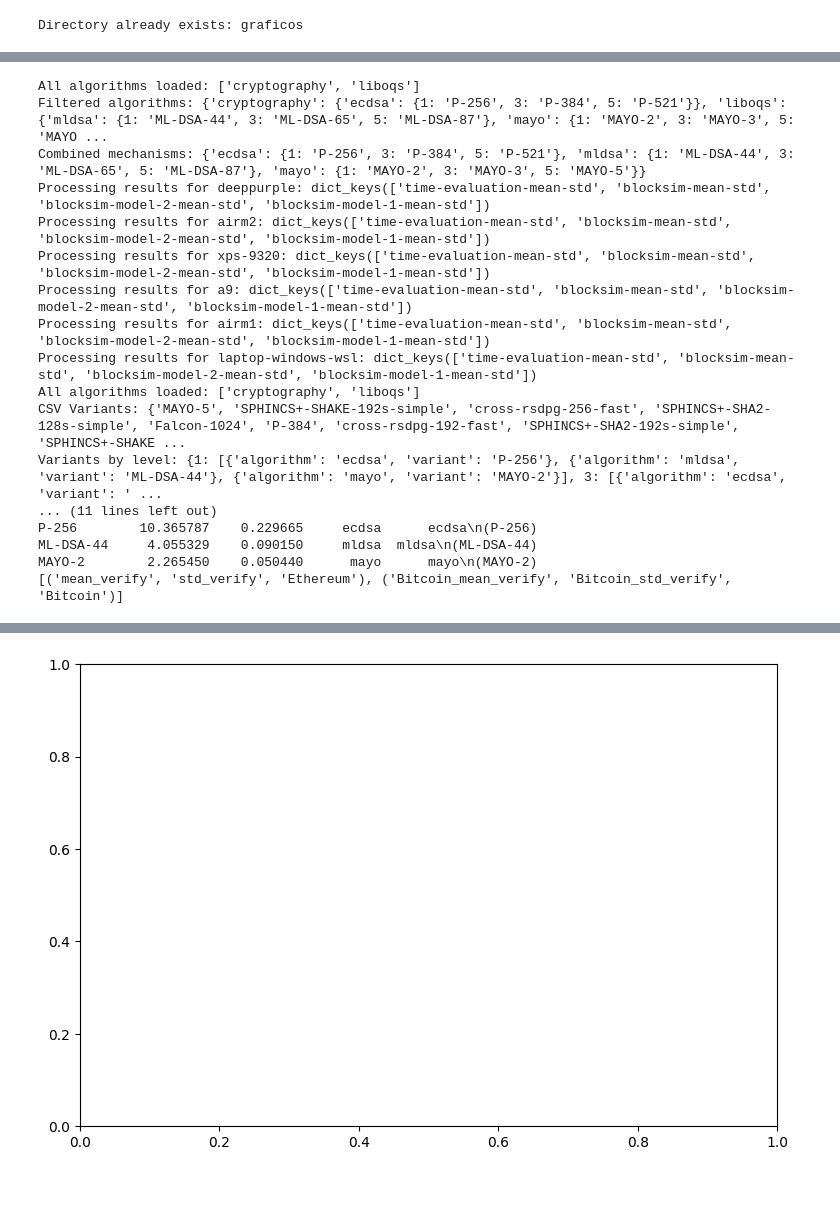
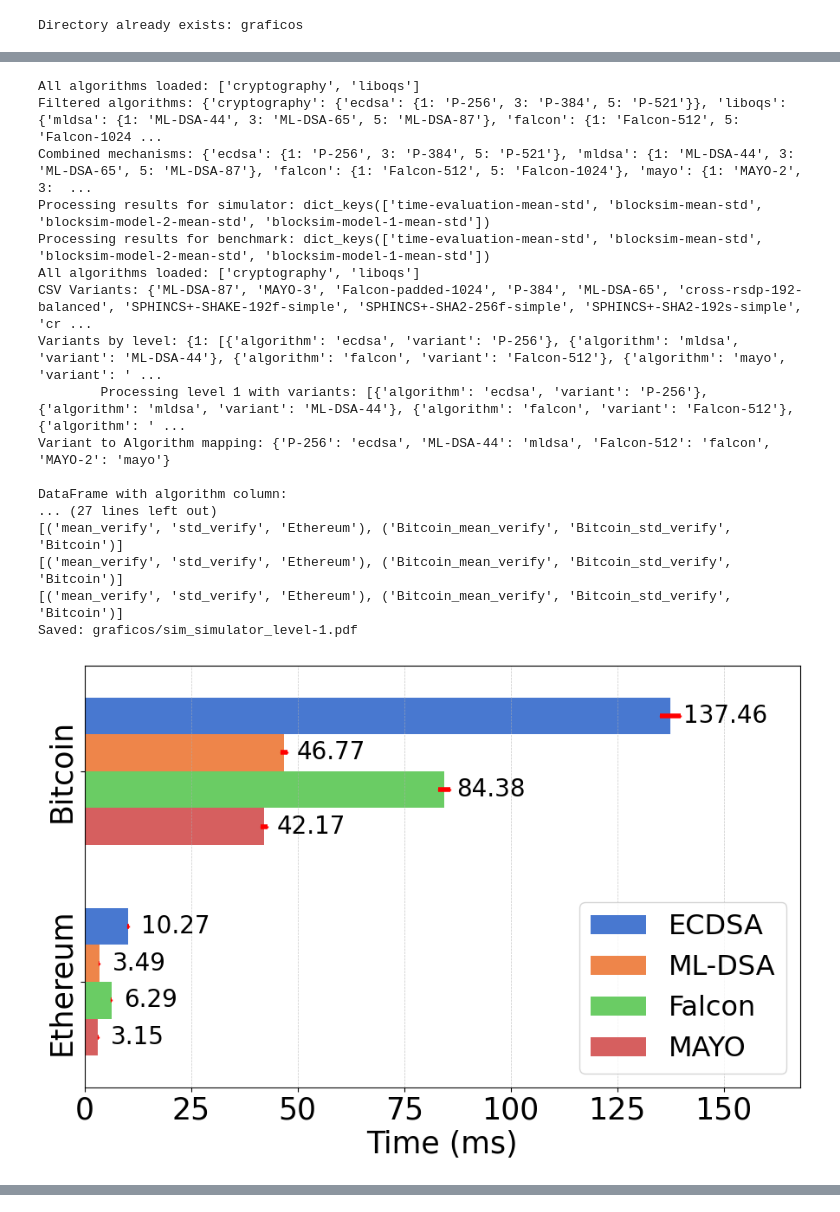
Before and after one commit to conseg/PQCinBlock, a Jupyter notebook: specificChartGenerators/plots_trustcom.ipynb, the cells around one changed output, grey strips where cells are left out. Saved outputs shown, nothing was run; the diff lists cells and outputs as text; code cells hidden in the pictures.

```diff
--- a/specificChartGenerators/plots_trustcom.ipynb
+++ b/specificChartGenerators/plots_trustcom.ipynb
@@ -497,6 +505,7 @@ levels = [1, 3, 5]
 
 sign = """ecdsa
     mldsa
+    falcon
     mayo
     """
 sign_list = [s.strip() for s in sign.split()]
@@ -521,7 +530,7 @@ for r in results.keys():
 print("All algorithms loaded:", list(all_algorithms.keys()))
 # for m in ["a9", "airm1", "airm2", "laptop-windows-wsl",  "xps-9320", "deeppurple"]:
 
-for m in ["laptop-windows-wsl"]:
+for m in ["simulator"]:
     df_ethereum = results[m]["blocksim-model-2-mean-std"]
     df_bitcoin = results[m]["blocksim-model-1-mean-std"]
     variants_by_level = get_variants_by_level(df_ethereum, combined_mechanisms)
@@ -589,45 +598,46 @@ for m in ["laptop-windows-wsl"]:
         xlims={1:160, 3:1499, 5:1799}
         plot_horizontal_multiple_inverted(
             dfs=[df_ethereum_subset],
             columns=columns,
             graphics_directory=OUTPUT_DIR,
             values_offset=3,
             error_offset=0,
             levels=levels,
             figsize=(9, 6),
             # levels=levels,
             xscale=xscale,
             xlabel=xlabel,
-            xlim=(0, xlims[level]),
+            # xlim=(0, xlims[level]),
             yticklabels=yticklabels,
             width=width,
             titles=None,
             ylabel=ylabel,
             show_graph=True,
             show_values=True,
             show_errors=True,
             show_legend=True,
 
             save_formats=save_formats,
             file_name=f"sim_{m}_level-{level}",
             pallet_start=0,
             legend_location="lower right"
                         )
 # %% [output]
 All algorithms loaded: ['cryptography', 'liboqs']
-Filtered algorithms: {'cryptography': {'ecdsa': {1: 'P-256', 3: 'P-384', 5: 'P-521'}}, 'liboqs': {'mldsa': {1: 'ML-DSA-44', 3: 'ML-DSA-65', 5: 'ML-DSA-87'}, 'mayo': {1: 'MAYO-2', 3: 'MAYO-3', 5: 'MAYO ...
-Combined mechanisms: {'ecdsa': {1: 'P-256', 3: 'P-384', 5: 'P-521'}, 'mldsa': {1: 'ML-DSA-44', 3: 'ML-DSA-65', 5: 'ML-DSA-87'}, 'mayo': {1: 'MAYO-2', 3: 'MAYO-3', 5: 'MAYO-5'}}
-Processing results for deeppurple: dict_keys(['time-evaluation-mean-std', 'blocksim-mean-std', 'blocksim-model-2-mean-std', 'blocksim-model-1-mean-std'])
-Processing results for airm2: dict_keys(['time-evaluation-mean-std', 'blocksim-mean-std', 'blocksim-model-2-mean-std', 'blocksim-model-1-mean-std'])
-Processing results for xps-9320: dict_keys(['time-evaluation-mean-std', 'blocksim-mean-std', 'blocksim-model-2-mean-std', 'blocksim-model-1-mean-std'])
-Processing results for a9: dict_keys(['time-evaluation-mean-std', 'blocksim-mean-std', 'blocksim-model-2-mean-std', 'blocksim-model-1-mean-std'])
-Processing results for airm1: dict_keys(['time-evaluation-mean-std', 'blocksim-mean-std', 'blocksim-model-2-mean-std', 'blocksim-model-1-mean-std'])
-Processing results for laptop-windows-wsl: dict_keys(['time-evaluation-mean-std', 'blocksim-mean-std', 'blocksim-model-2-mean-std', 'blocksim-model-1-mean-std'])
+Filtered algorithms: {'cryptography': {'ecdsa': {1: 'P-256', 3: 'P-384', 5: 'P-521'}}, 'liboqs': {'mldsa': {1: 'ML-DSA-44', 3: 'ML-DSA-65', 5: 'ML-DSA-87'}, 'falcon': {1: 'Falcon-512', 5: 'Falcon-1024 ...
+Combined mechanisms: {'ecdsa': {1: 'P-256', 3: 'P-384', 5: 'P-521'}, 'mldsa': {1: 'ML-DSA-44', 3: 'ML-DSA-65', 5: 'ML-DSA-87'}, 'falcon': {1: 'Falcon-512', 5: 'Falcon-1024'}, 'mayo': {1: 'MAYO-2', 3:  ...
+Processing results for simulator: dict_keys(['time-evaluation-mean-std', 'blocksim-mean-std', 'blocksim-model-2-mean-std', 'blocksim-model-1-mean-std'])
+Processing results for benchmark: dict_keys(['time-evaluation-mean-std', 'blocksim-mean-std', 'blocksim-model-2-mean-std', 'blocksim-model-1-mean-std'])
 All algorithms loaded: ['cryptography', 'liboqs']
-CSV Variants: {'MAYO-5', 'SPHINCS+-SHAKE-192s-simple', 'cross-rsdpg-256-fast', 'SPHINCS+-SHA2-128s-simple', 'Falcon-1024', 'P-384', 'cross-rsdpg-192-fast', 'SPHINCS+-SHA2-192s-simple', 'SPHINCS+-SHAKE ...
-Variants by level: {1: [{'algorithm': 'ecdsa', 'variant': 'P-256'}, {'algorithm': 'mldsa', 'variant': 'ML-DSA-44'}, {'algorithm': 'mayo', 'variant': 'MAYO-2'}], 3: [{'algorithm': 'ecdsa', 'variant': ' ...
-... (11 lines left out)
-P-256        10.365787    0.229665     ecdsa      ecdsa\n(P-256)
-ML-DSA-44     4.055329    0.090150     mldsa  mldsa\n(ML-DSA-44)
-MAYO-2        2.265450    0.050440      mayo      mayo\n(MAYO-2)
+CSV Variants: {'ML-DSA-87', 'MAYO-3', 'Falcon-padded-1024', 'P-384', 'ML-DSA-65', 'cross-rsdp-192-balanced', 'SPHINCS+-SHAKE-192f-simple', 'SPHINCS+-SHA2-256f-simple', 'SPHINCS+-SHA2-192s-simple', 'cr ...
+Variants by level: {1: [{'algorithm': 'ecdsa', 'variant': 'P-256'}, {'algorithm': 'mldsa', 'variant': 'ML-DSA-44'}, {'algorithm': 'falcon', 'variant': 'Falcon-512'}, {'algorithm': 'mayo', 'variant': ' ...
+        Processing level 1 with variants: [{'algorithm': 'ecdsa', 'variant': 'P-256'}, {'algorithm': 'mldsa', 'variant': 'ML-DSA-44'}, {'algorithm': 'falcon', 'variant': 'Falcon-512'}, {'algorithm': ' ...
+Variant to Algorithm mapping: {'P-256': 'ecdsa', 'ML-DSA-44': 'mldsa', 'Falcon-512': 'falcon', 'MAYO-2': 'mayo'}
+
+DataFrame with algorithm column:
+... (27 lines left out)
 [('mean_verify', 'std_verify', 'Ethereum'), ('Bitcoin_mean_verify', 'Bitcoin_std_verify', 'Bitcoin')]
+[('mean_verify', 'std_verify', 'Ethereum'), ('Bitcoin_mean_verify', 'Bitcoin_std_verify', 'Bitcoin')]
+[('mean_verify', 'std_verify', 'Ethereum'), ('Bitcoin_mean_verify', 'Bitcoin_std_verify', 'Bitcoin')]
+Saved: graficos/sim_simulator_level-1.pdf
+[figure, new version]
@@ -635 +660,0 @@ KeyError: 'Bitcoin_mean_verify'
-[figure, old version]
```
Also changed, not shown: parts of 5 cells of this notebook.
